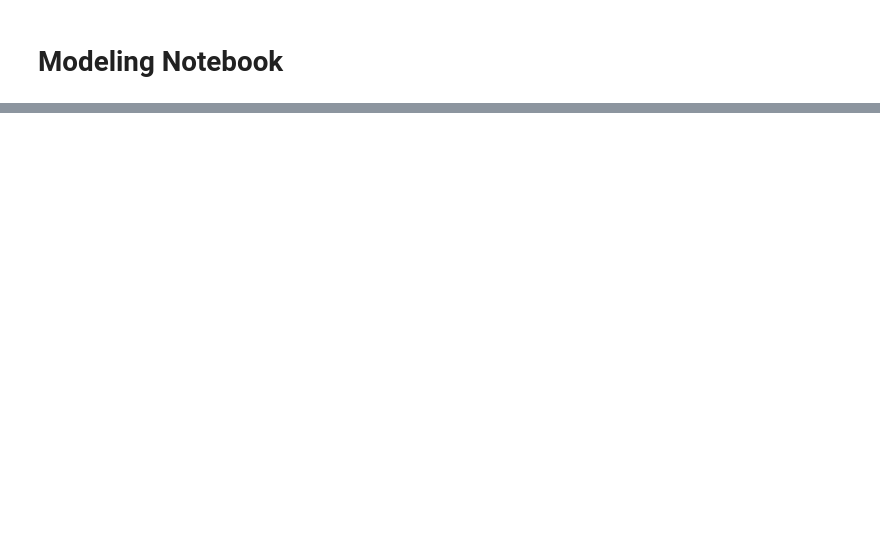
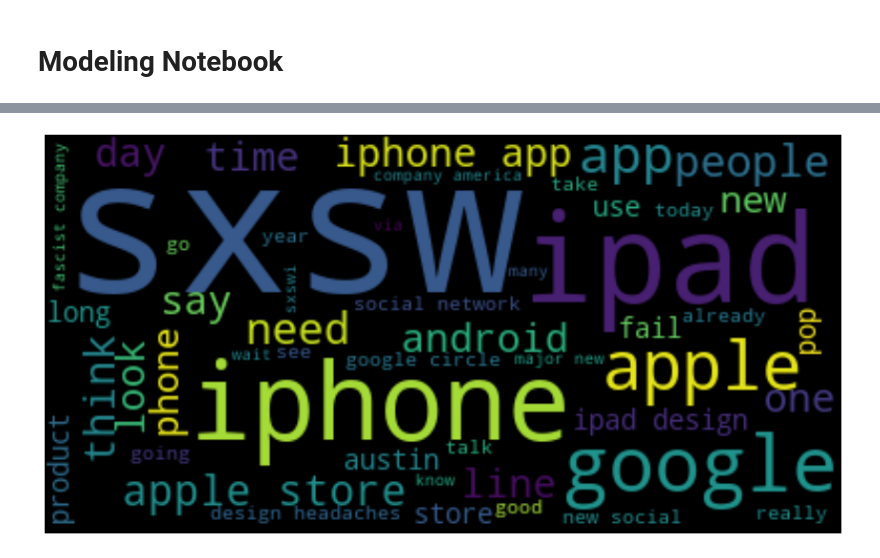
Before and after one commit to lspope/dsc-phase-4-project, a Jupyter notebook: notebooks/modeling.ipynb, the cells around one changed output, grey strips where cells are left out. Drawn from its saved outputs; the diff is of its cells as text; code cells hidden in the pictures; blank space fills up the shorter version.

```diff
--- a/notebooks/modeling.ipynb
+++ b/notebooks/modeling.ipynb
@@ -91,0 +163,6 @@ plt.show()
+# %%
+# Negative Tweets top 50 words
+negative_text = ' '.join(word for word in negative_tweet_words)
+plot_word_cloud(negative_text, 50, social_media_stopwords)
+# %% [output]
+[figure, added]
```
Also changed, not shown: parts of 21 cells of this notebook, 11 other files.
